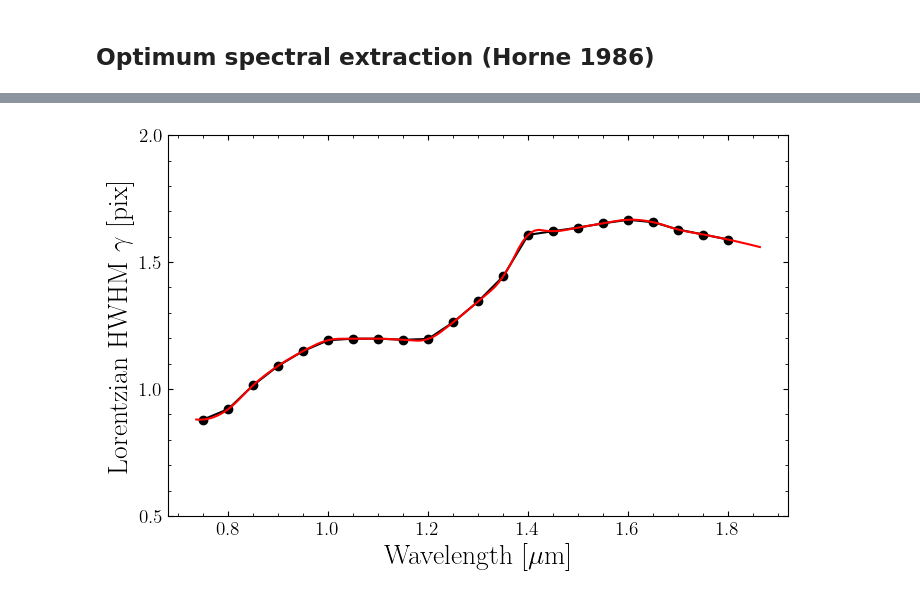
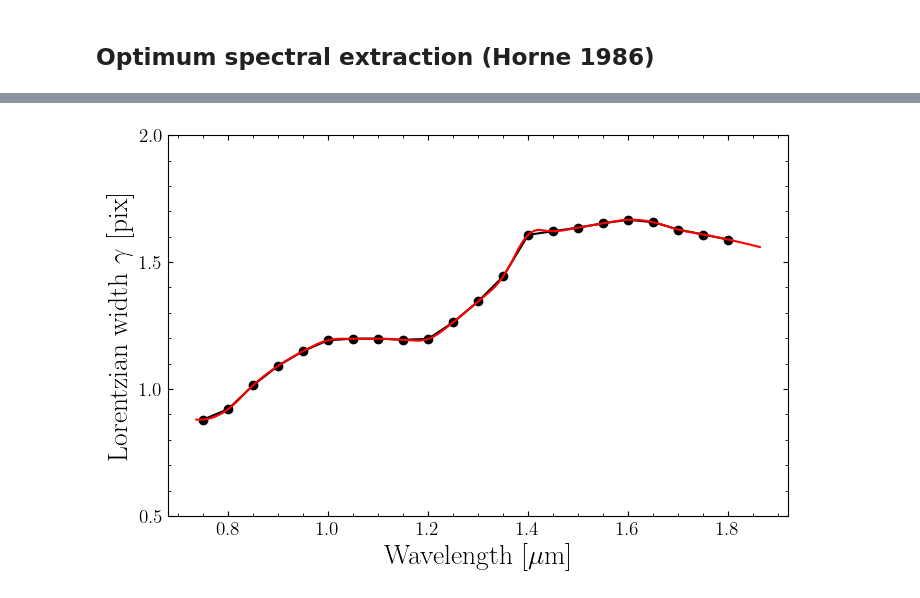
Before and after one commit to sangeetak20/RomanSpectraDataChallenge, a Jupyter notebook: 1d_spectral_extraction_using_simple_summation_and_optimum_spectral_extraction.ipynb, the cells around one changed output, grey strips where cells are left out. Drawn from its saved outputs; the diff is of its cells as text; code cells hidden in the pictures.

```diff
--- a/1d_spectral_extraction_using_simple_summation_and_optimum_spectral_extraction.ipynb
+++ b/1d_spectral_extraction_using_simple_summation_and_optimum_spectral_extraction.ipynb
@@ -119,10 +123,10 @@ nL, nP, nQ = scene.nL, scene.nP, scene.nQ
 Now we have the scene and ready to run the simulator and generate a 2d spectrum. Let's define some observational parameters: The exposure time, the dithering, and the roll angle of the observations. Don't worry about the dither and roll angle, just set the exposure time to 30 minutes.
 # %%
 ## Some parameters of the simulator
-exposureTimeSp = 1800.0 * u.s ## Exposure time for spectroscopic observations
+exposureTimeSp = 3600.0 * u.s ## Exposure time for spectroscopic observations
 
 ## Dither pattern: shift_x, shift_y, and angle
-ditherPattern = [(0.0 * u.arcsec, 0.0 * u.arcsec, 0.0 * u.deg)]
+ditherPattern = [(0.033 * u.arcsec, 0.0 * u.arcsec, 0.0 * u.deg)]
 # %%
 ## Fire up the simulator and generate the spectrum using the parameters above
 simulator = RomanDisperserSimulator(disperser='prism', oversample=oversample)
@@ -659,32 +705,32 @@ wave  = (df['wavelength'].values * u.nanometer).to(u.angstrom)
 gamma = df['gamma'].values
 
 f = interpolate.interp1d(wave, gamma, kind='quadratic', fill_value='extrapolate')
 
 xSize = 8
 ySize = xSize / GOLDEN_RATIO
 
 plotting.def_plot_values_extra_large()
 fig = plt.figure(figsize=(xSize, ySize))
 ax  = fig.add_subplot(111)
 
 ax.plot(wave.to(u.micron), gamma, 'ko-')
 
 yMin, yMax = ax.get_ylim()
 
 ax.plot(wavePix.to(u.micron),f(wavePix.value), 'r-')
 
 ## ax.set_ylim(yMin, yMax)
 
 ax.set_ylim(0.5, 2.0)
 
 ax.set_xlabel(r'Wavelength [$\mu$m]')
 
-ax.set_ylabel(r'Lorentzian HWHM $\gamma$ [pix]');
+ax.set_ylabel(r'Lorentzian width $\gamma$ [pix]');
 
 ax.xaxis.set_major_locator(ticker.MultipleLocator(0.2))
 ax.xaxis.set_minor_locator(ticker.MultipleLocator(0.05))
 
 ax.yaxis.set_major_locator(ticker.MultipleLocator(0.5))
 ax.yaxis.set_minor_locator(ticker.MultipleLocator(0.1))
 # %% [output]
-[figure, old version]
+[figure, new version]
```
Also changed, not shown: parts of 29 cells of this notebook.
